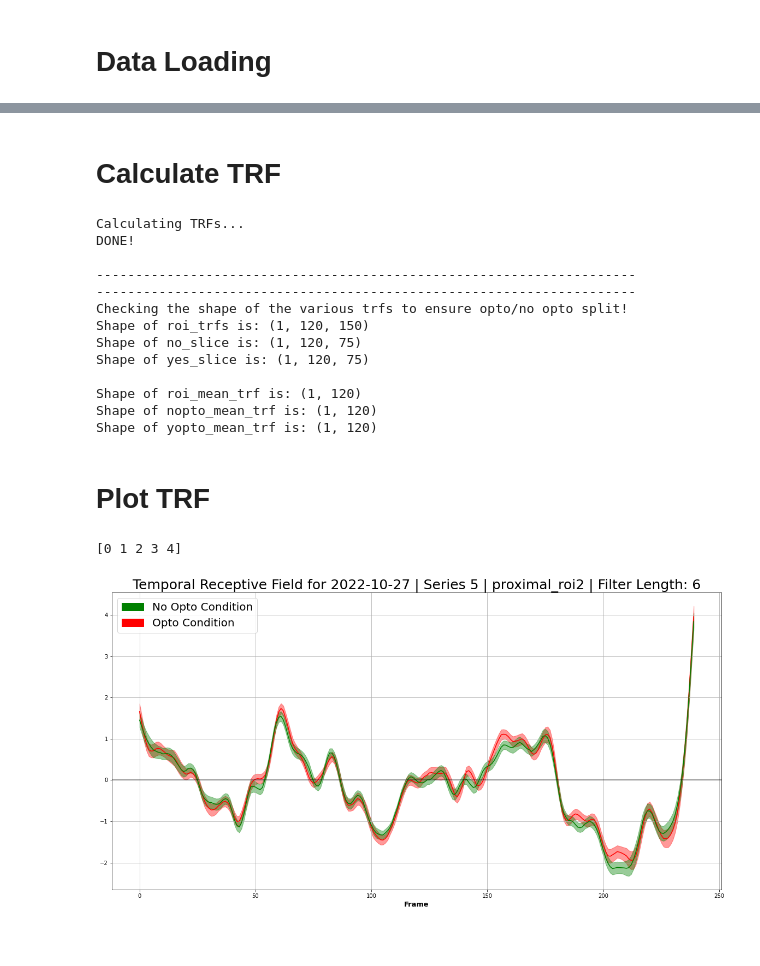
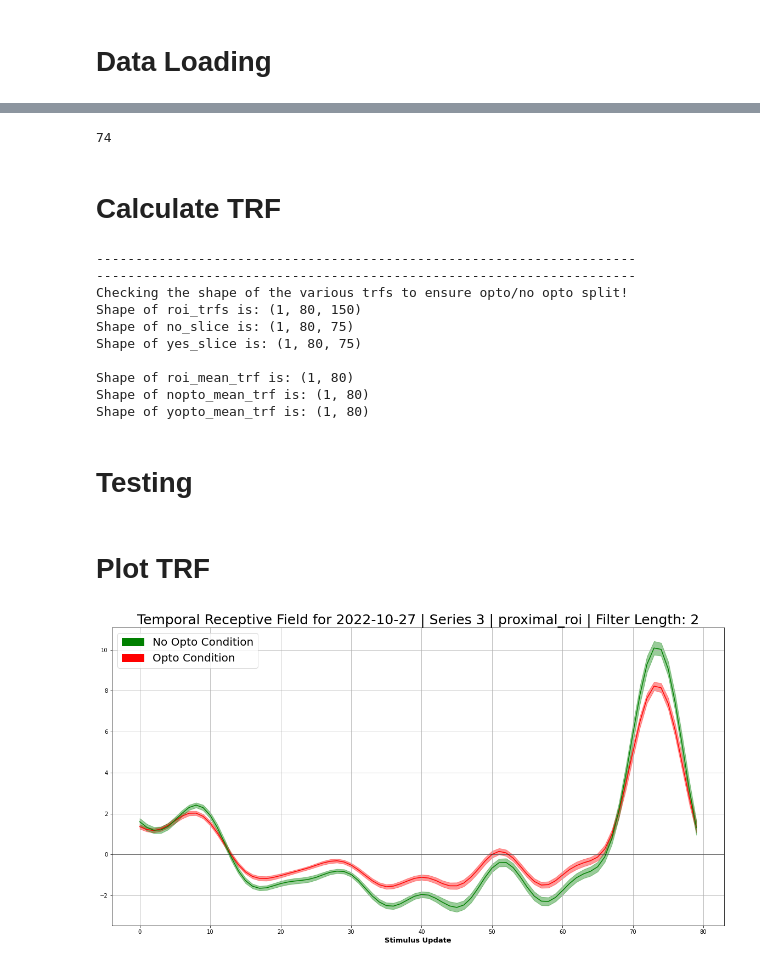
Before and after one commit to Biofall/two_photon_analysis, a Jupyter notebook: notebooks/temp_rf.py.ipynb, the cells around one changed output, grey strips where cells are left out. Drawn from its saved outputs; the diff is of its cells as text; code cells hidden in the pictures.

```diff
--- a/notebooks/temp_rf.py.ipynb
+++ b/notebooks/temp_rf.py.ipynb
@@ -47 +59,7 @@ run_parameters = ID.getRunParameters()
+# %%
+roi_ind = 0
+response_trace = roi_data.get('roi_response')[roi_ind][0, :]
+response_time = np.arange(1, len(response_trace)+1) * ID.getAcquisitionMetadata('sample_period')
+# Interpolation function to interpolate response. Fxn built using sample period
+f_interp_response = interpolate.interp1d(response_time, response_trace)
 # %% [markdown]
@@ -90,0 +514,4 @@ The length of the stim is 400 and the number of trials is 150
+# %%
+print(start_seed)
+# %% [output]
+74
@@ -91,6 +525,14 @@ The length of the stim is 400 and the number of trials is 150
+# %%
+from scipy import signal
+sample_period = ID.getAcquisitionMetadata('sample_period')
+pre_frames = run_parameters["pre_time"]/sample_period
+stim_frames = run_parameters["stim_time"]/sample_period
+stim_frames_end = pre_frames+stim_frames
+num_trials = int(run_parameters["num_epochs"])
 # %% [markdown]
 # Calculate TRF
 # %%
+
 # define filter length in seconds, convert to samples
 filter_len = filter_length * run_parameters["update_rate"]
 
@@ -102,13 +544,19 @@ roi_trfs = np.zeros(
         int(run_parameters["num_epochs"]),
     )
 )
+
+
 # iterate over ROIs to save STRFs and movies
 
 for roi_id in range(0, roi_data["epoch_response"].shape[0]):
-    # initialize strf by trial array (H,W,T,Tr)
+
+
+    # initialize strf by trial array (T,Tr)
     roi_trf = np.zeros((int(filter_len), int(run_parameters["num_epochs"])))
     for trial_num in range(0, int(run_parameters["num_epochs"])):
         current_resp = roi_data["epoch_response"][roi_id, trial_num]
+        trimmed_current_resp = current_resp[int(pre_frames):int(stim_frames_end)]
+
         # initialize strf and full time series for update rate of stimulus
         full_t = np.arange(
             run_parameters["pre_time"],
@@ -117,16 +565,19 @@ for roi_id in range(0, roi_data["epoch_response"].shape[0]):
         )
         trf = np.zeros(int(filter_len))
         # linearly interpolate response to match stimulus timing
-        full_resp = np.interp(full_t, roi_data["time_vector"], current_resp)
-        resp_mean = np.mean(full_resp)
-        resp_var = np.var(full_resp)
-        # compute TRF for mean-subtracted stimulus and response; then compile STRF across patches
+        #full_resp = np.interp(full_t, roi_data["time_vector"], current_resp)
+        resampled_current_resp=signal.resample(trimmed_current_resp,len(all_stims[:,-1]))
+
+
+        resp_mean = np.mean(resampled_current_resp)
+        resp_var = np.var(resampled_current_resp)
+        # compute TRF for mean-subtracted stimulus and response
         n = all_stims.shape[1]
         ext_size = 2 * n - 1
         fsize = 2 ** np.ceil(np.log2(ext_size)).astype("int")
         vis_stim = all_stims[:, trial_num]
         vis_mean = np.mean(vis_stim)
-        filter_fft = np.fft.fft(full_resp - resp_mean, fsize) * np.conj(
+        filter_fft = np.fft.fft(resampled_current_resp - resp_mean, fsize) * np.conj(
             np.fft.fft(vis_stim - vis_mean, fsize)
         )
         filt = np.real(np.fft.ifft(filter_fft))[0 : int(filter_len)]
@@ -166,16 +617,15 @@ print("\nShape of roi_mean_trf is: " + str(roi_mean_trf.shape))
 print("Shape of nopto_mean_trf is: " + str(nopto_mean_trf.shape))
 print("Shape of yopto_mean_trf is: " + str(yopto_mean_trf.shape))
 # %% [output]
-Calculating TRFs...
-DONE!
-
 ---------------------------------------------------------------------
 ---------------------------------------------------------------------
 Checking the shape of the various trfs to ensure opto/no opto split!
-Shape of roi_trfs is: (1, 120, 150)
-Shape of no_slice is: (1, 120, 75)
-Shape of yes_slice is: (1, 120, 75)
+Shape of roi_trfs is: (1, 80, 150)
+Shape of no_slice is: (1, 80, 75)
+Shape of yes_slice is: (1, 80, 75)
 
-Shape of roi_mean_trf is: (1, 120)
-Shape of nopto_mean_trf is: (1, 120)
-Shape of yopto_mean_trf is: (1, 120)
+Shape of roi_mean_trf is: (1, 80)
+Shape of nopto_mean_trf is: (1, 80)
+Shape of yopto_mean_trf is: (1, 80)
+# %% [markdown]
+# Testing
@@ -189,33 +641,32 @@ time = np.arange(0, roi_trfs.shape[1])
 ax.plot(time, np.squeeze(yopto_mean_trf), color="r")
 ax.fill_between(time, yopto_sem_plus, yopto_sem_minus, color="r", alpha=0.4)
 ax.plot(time, np.squeeze(nopto_mean_trf), color="g")
 ax.fill_between(time, nopto_sem_plus, nopto_sem_minus, color="g", alpha=0.4)
 ax.axhline(y=0, color="k", alpha=0.5)
 red_patch = mpatches.Patch(color="red", label="Opto Condition")
 green_patch = mpatches.Patch(color="green", label="No Opto Condition")
 
 ax.legend(handles=[green_patch, red_patch], fontsize=20)
 ax.set_title(
     f"Temporal Receptive Field for {experiment_file_name} | Series {series_number} | {roi_set_name} | Filter Length: {filter_length}",
     fontsize=25,
 )
-ax.set_xlabel("Frame", fontweight="bold", fontsize=13)
+ax.set_xlabel("Stimulus Update", fontweight="bold", fontsize=13)
 ax.grid(True)
 
 if savefig == True:
     fh.savefig(
         save_directory
         + "TemporalReceptiveField."
         + str(experiment_file_name)
         + "."
         + str(series_number)
         + "."
         + str(roi_set_name)
         + ".FilterLength"
         + str(filter_length)
         + ".pdf",
         dpi=300,
     )
 # %% [output]
-[0 1 2 3 4]
-[figure, old version]
+[figure, new version]
```
Also changed, not shown: parts of 28 cells of this notebook.
